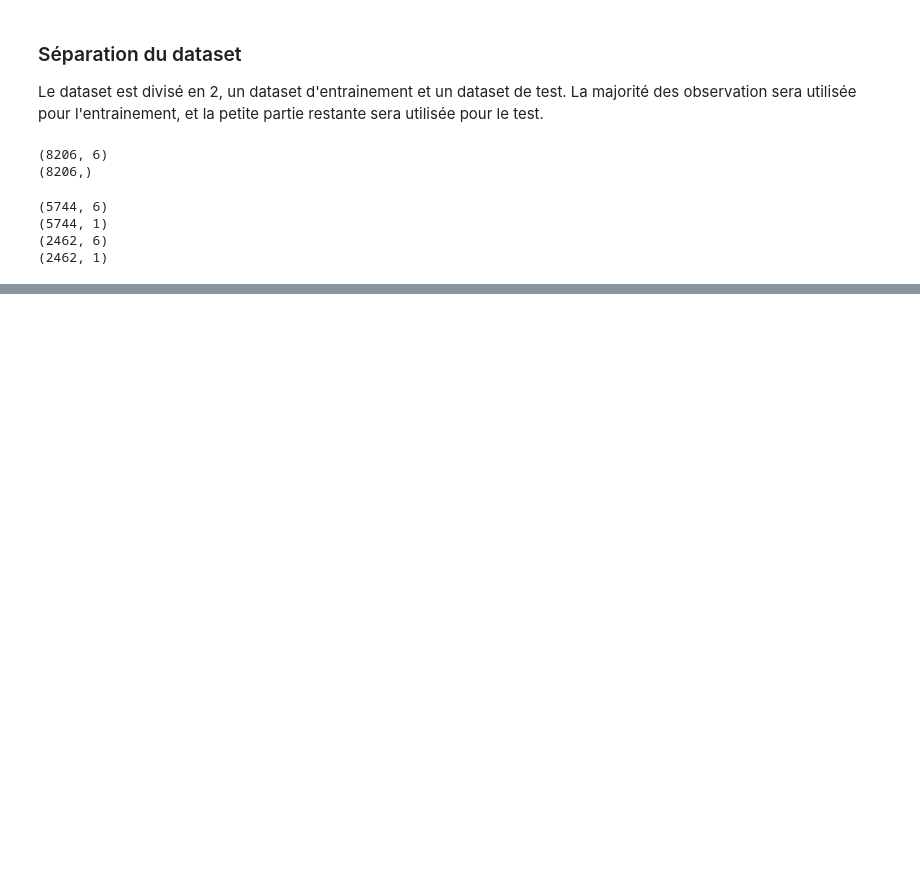
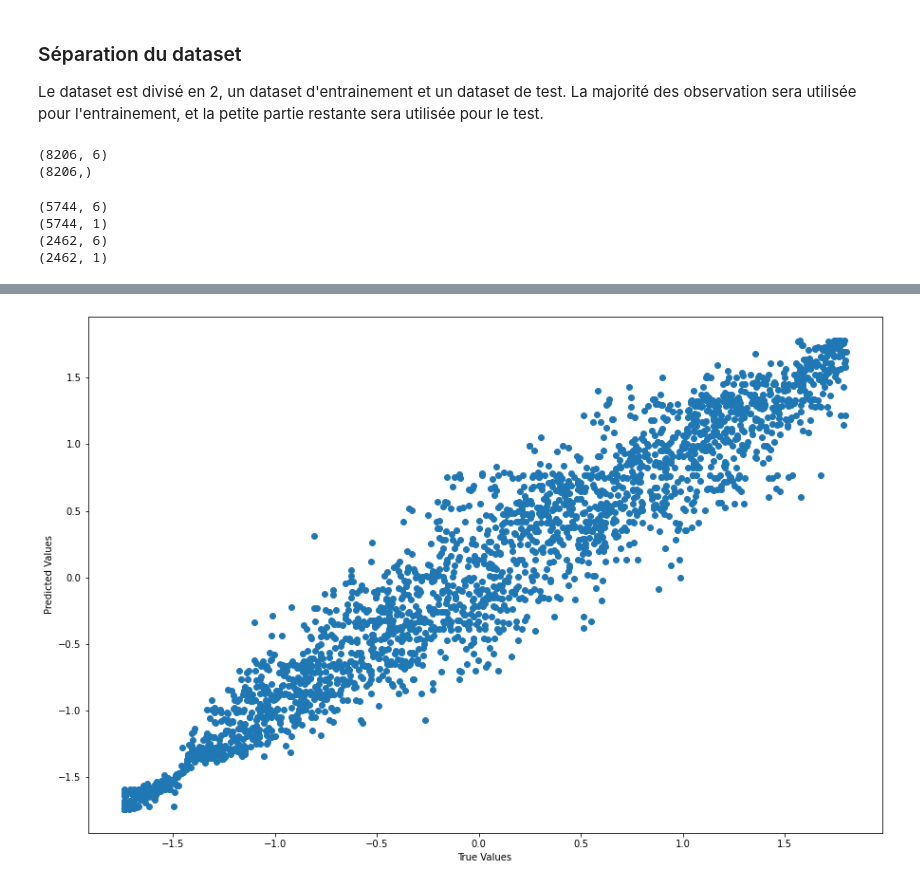
Before and after one commit to elisa-desmetz/Projet_Cloud, a Jupyter notebook: ml/algo_pipeline_demo.ipynb, the cells around one changed output, grey strips where cells are left out. Drawn from its saved outputs; the diff is of its cells as text; code cells hidden in the pictures; blank space fills up the shorter version.

```diff
--- a/ml/algo_pipeline_demo.ipynb
+++ b/ml/algo_pipeline_demo.ipynb
@@ -111,0 +161,7 @@ Root Mean Square Error :  0.257045373540922
+# %%
+plt.figure(figsize=(15,10))
+plt.scatter(y_test,y_important_pred)
+plt.xlabel("True Values")
+plt.ylabel("Predicted Values");
+# %% [output]
+[figure, added]
```
Also changed, not shown: parts of 12 cells of this notebook.
